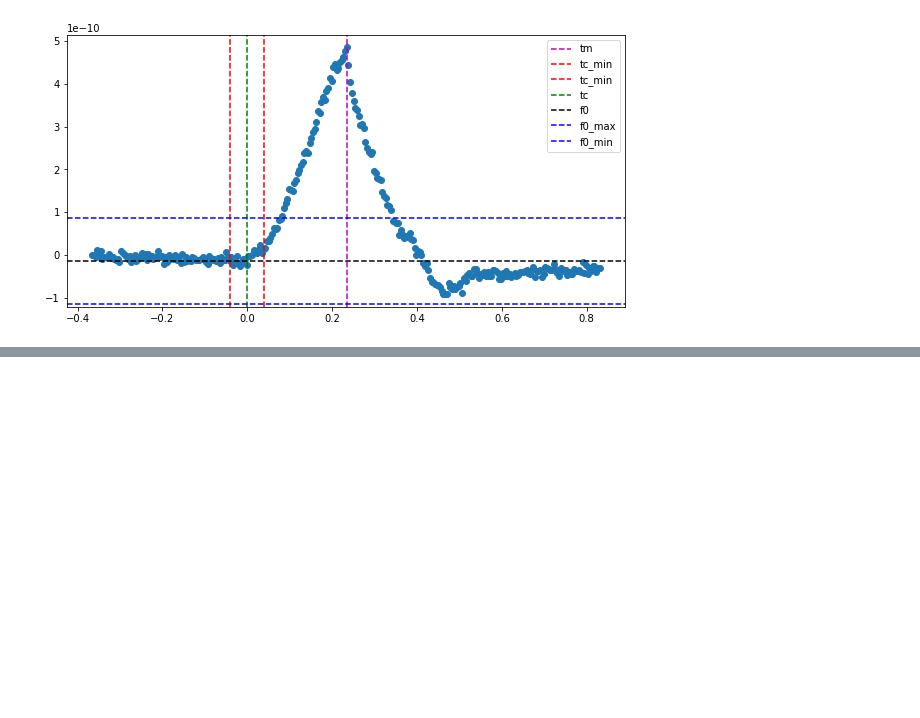
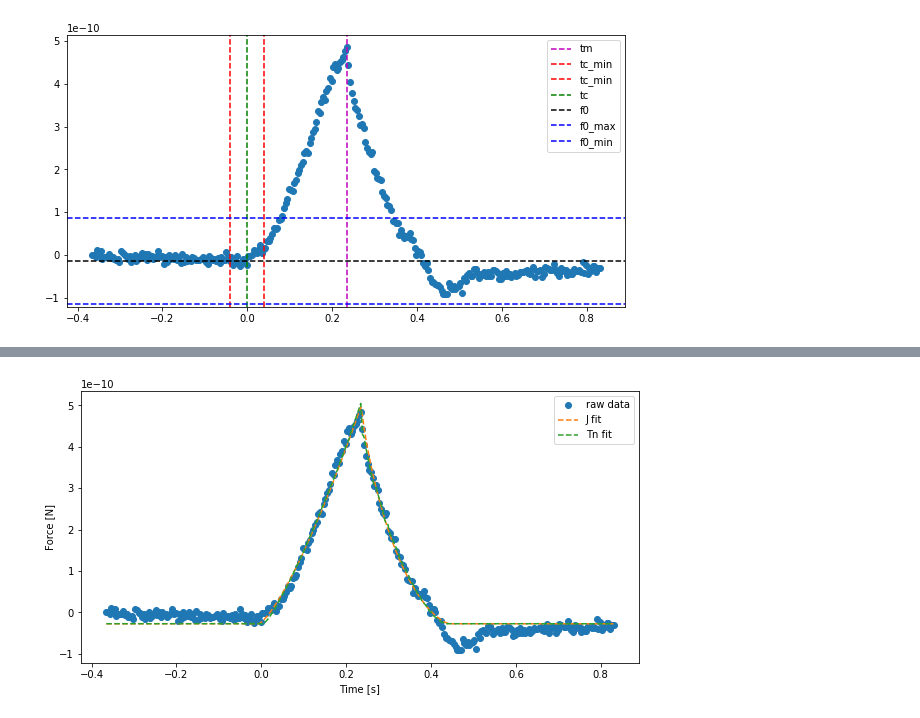
Before and after one commit to jlopezalo/PyFMRheo, a Jupyter notebook: examples/Ting Fit Example.ipynb, the cells around one changed output, grey strips where cells are left out. Cells and saved outputs as stored; diff of their text form; code cells hidden in the pictures; blank space fills up the shorter version.

```diff
--- a/examples/Ting Fit Example.ipynb
+++ b/examples/Ting Fit Example.ipynb
@@ -265,7 +265,7 @@ force_fit = force_fit - force_fit[0]
 time_fit = time[fit_mask]
 tc_fit = tc-time_fit[0]
 time_fit = time_fit - time_fit[0] - tc_fit
-tc_fit = 0
+tc_fit = 0.0
 tm = time_fit[np.argmax(force_fit)]
 # %%
 v0t = np.abs(first_ext_seg.zheight.min() - first_ext_seg.zheight.max())/first_ext_seg.segment_metadata['duration']
@@ -311,21 +311,24 @@ model_ting_analytical = TingModel(indenter_shape, tip_parameter, 'analytical')
 model_ting_analytical.E0_init = hertz_E0
 model_ting_analytical.E0_min = hertz_E0/1000
 model_ting_analytical.E0_max = np.inf
+
 # tc
 model_ting_analytical.tc_init = tc_fit
 model_ting_analytical.tc_min = tc_min
 model_ting_analytical.tc_max = tc_max
+
 # betaE
 model_ting_analytical.betaE_init = betaE_init
 model_ting_analytical.betaE_min = 0.01
 model_ting_analytical.betaE_max = 0.49
+
 # F0
-model_ting_analytical.F0_init = F0_init
-model_ting_analytical.F0_min = f0_min
-model_ting_analytical.F0_max = f0_max
+model_ting_analytical.F0_init = F0_init[0]
+model_ting_analytical.F0_min = f0_min[0]
+model_ting_analytical.F0_max = f0_max[0]
 
 # Do fit
 model_ting_analytical.fit(
-    time_fit, force_fit, ind_fit,
+    time_fit[idxDown], force_fit[idxDown], ind_fit[idxDown],
     t0, idx_tm, smooth_w, v0t, v0r
 )
@@ -346,11 +347,14 @@ model_ting_numerical.betaE_init = betaE_init
 model_ting_numerical.betaE_min = 0.01
 model_ting_numerical.betaE_max = 0.49
 # F0
-model_ting_numerical.F0_init = F0_init
-model_ting_numerical.F0_min = f0_min
-model_ting_numerical.F0_max = f0_max
+model_ting_numerical.F0_init = F0_init[0]
+model_ting_numerical.F0_min = f0_min[0]
+model_ting_numerical.F0_max = f0_max[0]
 # Do fit
 model_ting_numerical.fit(
-    time_fit, force_fit, ind_fit,
+    time_fit[idxDown], force_fit[idxDown], ind_fit[idxDown],
     t0, idx_tm, smooth_w, v0t, v0r
 )
+# %%
+model_ting_analytical.fit_report()
+model_ting_numerical.fit_report()
@@ -357,8 +379,21 @@ model_ting_numerical.fit(
 # %%
 plt.plot(time_fit[idxDown], force_fit[idxDown], 'o', label='raw data')
-plt.plot(time_fit[idxDown], model_ting_analytical.best_fit, '--', label='J best fit')
-plt.plot(time_fit[idxDown], model_ting_numerical.best_fit, '--', label='Tn best fit')
-plt.set_xlabel('Time [s]')
-plt.set_ylabel('Force [N]')
+plt.plot(
+    time_fit[idxDown],
+    model_ting_analytical.eval(
+        time_fit[idxDown], force_fit[idxDown], ind_fit[idxDown], t0,
+        idx_tm, smooth_w, v0t, v0r
+    ),
+    '--', label='J fit')
+plt.plot(
+    time_fit[idxDown],
+    model_ting_numerical.eval(
+        time_fit[idxDown], force_fit[idxDown], ind_fit[idxDown], t0,
+        idx_tm, smooth_w, v0t, v0r
+    ), '--', label='Tn fit')
+plt.xlabel('Time [s]')
+plt.ylabel('Force [N]')
 plt.legend()
 plt.show()
+# %% [output]
+[figure, added]
```
Also changed, not shown: parts of 4 cells of this notebook, 1 other file.
